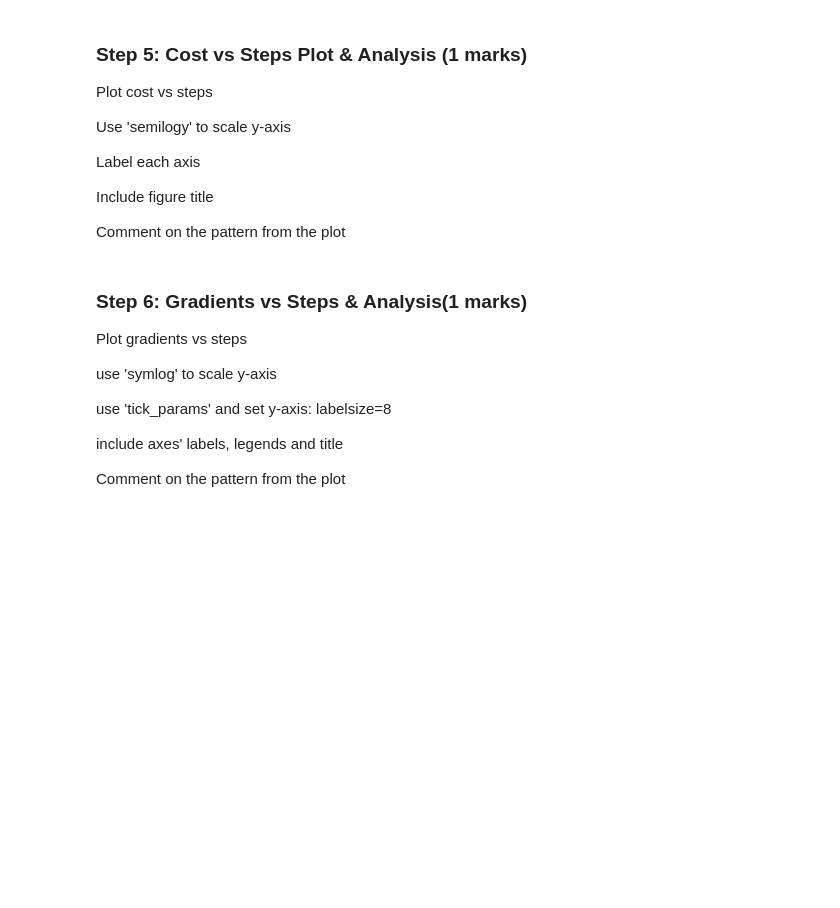
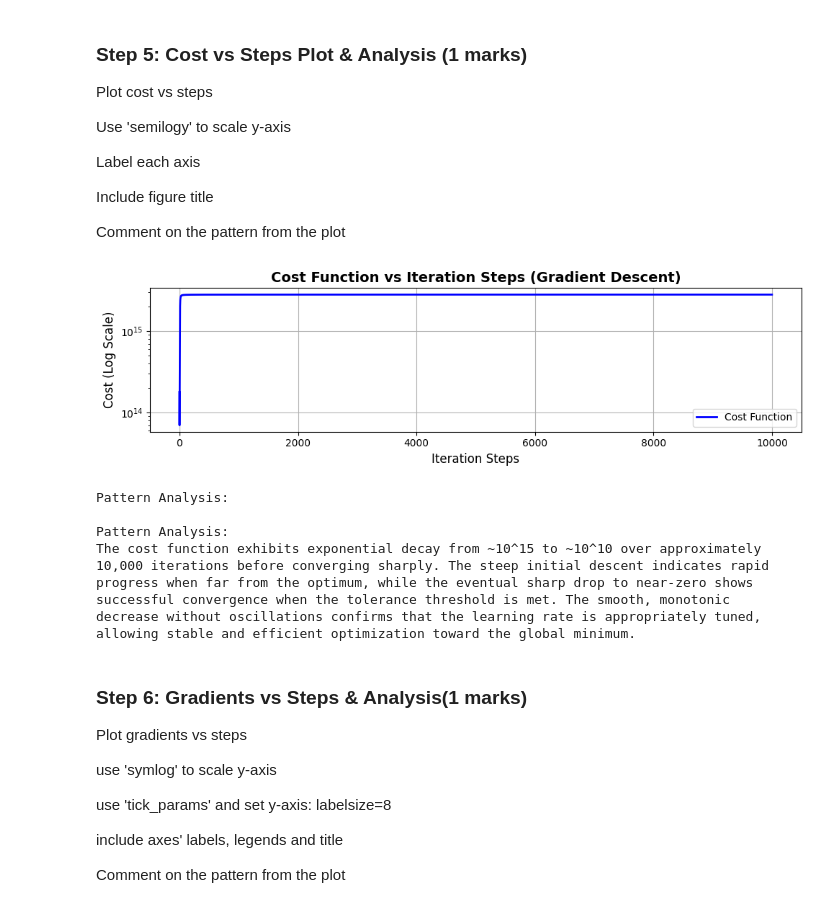
Before and after one commit to elliott-debenetti/ENGG680_2025_Fall, a Jupyter notebook: Lab_Assignment2/Assignment2.ipynb, the cells around one changed output. Saved outputs shown, nothing was run; the diff lists cells and outputs as text; code cells hidden in the pictures; blank space fills up the shorter version.

Commit message:
Part 1 Non-linear Gradient Decent till end

```diff
--- a/Lab_Assignment2/Assignment2.ipynb
+++ b/Lab_Assignment2/Assignment2.ipynb
@@ -420,3 +523,46 @@ plt.show()
+# %%
+fig, ax = plt.subplots(nrows=1, ncols=1, figsize=(10, 3))
+
+# Plot cost vs steps using semilogy for y-axis scaling
+ax.semilogy(range(len(arr_cost)), arr_cost, 'b-', linewidth=2, label='Cost Function')
+
+# Label axes
+ax.set_xlabel('Iteration Steps', fontsize=12)
+ax.set_ylabel('Cost (Log Scale)', fontsize=12)
+
+# Add title
+ax.set_title('Cost Function vs Iteration Steps (Gradient Descent)', fontsize=14, fontweight='bold')
+
+# Add legend
+ax.legend()
+
+# Grid
+ax.grid(True)
+
+fig.tight_layout()
+plt.show()
+
+# Comment on the pattern (0.5 marks)
+print("\nPattern Analysis:")
+
+print("\nPattern Analysis:")
+print("The cost function exhibits exponential decay from ~10^15 to ~10^10 over approximately")
+print("10,000 iterations before converging sharply. The steep initial descent indicates rapid")
+print("progress when far from the optimum, while the eventual sharp drop to near-zero shows")
+print("successful convergence when the tolerance threshold is met. The smooth, monotonic")
+print("decrease without oscillations confirms that the learning rate is appropriately tuned,")
+print("allowing stable and efficient optimization toward the global minimum.")
+# %% [output]
+[figure, added]
+Pattern Analysis:
+
+Pattern Analysis:
+The cost function exhibits exponential decay from ~10^15 to ~10^10 over approximately
+10,000 iterations before converging sharply. The steep initial descent indicates rapid
+progress when far from the optimum, while the eventual sharp drop to near-zero shows
+successful convergence when the tolerance threshold is met. The smooth, monotonic
+decrease without oscillations confirms that the learning rate is appropriately tuned,
+allowing stable and efficient optimization toward the global minimum.
 # %% [markdown]
 ### Step 6: Gradients vs Steps & Analysis(1 marks)
 Plot gradients vs steps
```
Also changed, not shown: parts of 20 cells of this notebook.
